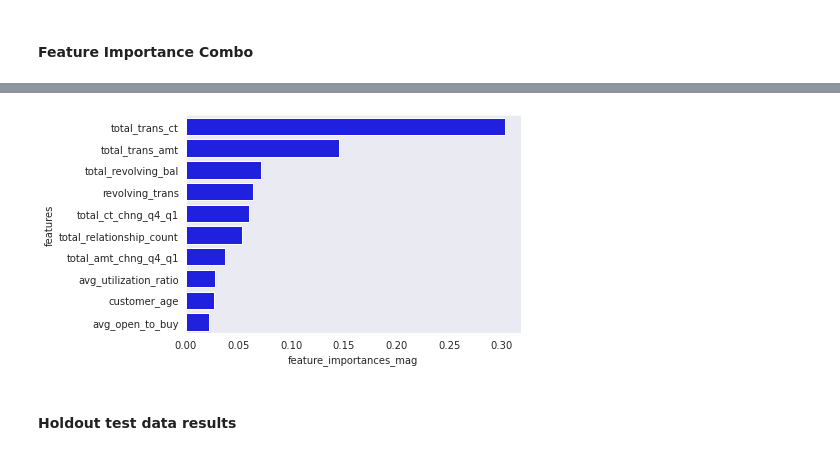
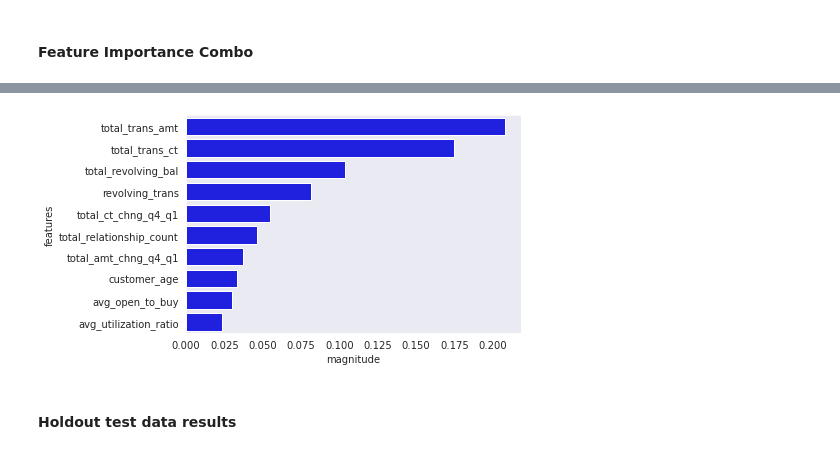
Before and after one commit to MUbarak123-56/bank-churners, a Jupyter notebook: 48-voting-pipeline.ipynb, the cells around one changed output, grey strips where cells are left out. Saved outputs shown, nothing was run; the diff lists cells and outputs as text; code cells hidden in the pictures.

```diff
--- a/48-voting-pipeline.ipynb
+++ b/48-voting-pipeline.ipynb
@@ -420,3 +416,10 @@ array(['x0_College', 'x0_Doctorate', 'x0_Graduate', 'x0_High School',
        'x4_Unknown_Graduate', 'x4_Unknown_High School',
        'x4_Unknown_Post-Graduate', 'x4_Unknown_Uneducated',
        'x4_Unknown_Unknown'], dtype=object)
+# %%
+dc_features = pd.DataFrame({'feat_names':list(model.steps[0][1].transformers_[0][1].get_feature_names()) + num, 'vip': vip})
+
+dc_features = dc_features.assign(magnitude = abs(dc_features['vip']), sign = np.sign(dc_features['vip']))
+
+dc_features = dc_features.set_index('feat_names').sort_values(by='magnitude', ascending=False)
+dc_features.head(10)
@@ -451,12 +449,10 @@ len(vip)
 # %% [output]
 64
 # %%
-#create df with vip info
-xgb_feature_importances_info = pd.DataFrame({'feat_names':list(pipeline.steps[0][1].transformers_[0][1].get_feature_names()) + num, 'vip': vip})
+xgb_features = pd.DataFrame({'feat_names':list(model.steps[0][1].transformers_[0][1].get_feature_names()) + num, 'vip': vip})
 
-#get sign and magnitude information
-xgb_feature_importances_info = xgb_feature_importances_info.assign(feature_importances_mag = abs(xgb_feature_importances_info['vip']),
-                             feature_importances_sign = np.sign(xgb_feature_importances_info['vip']))
-xgb_feature_importances_info = xgb_feature_importances_info.set_index('feat_names').sort_values(by='feature_importances_mag', ascending=False)
-xgb_feature_importances_info.head(10)
+xgb_features = xgb_features.assign(magnitude = abs(xgb_features['vip']), sign = np.sign(xgb_features['vip']))
+
+xgb_features = xgb_features.set_index('feat_names').sort_values(by='magnitude', ascending=False)
+xgb_features.head(10)
 # %% [output]
@@ -475,10 +471,10 @@ xgb_feature_importances_info.head(10)
 # %% [markdown]
 #### Feature Importance Combo
 # %%
-feat_imp = pd.concat([rf_feature_importances_info, dc_feature_importances_info, xgb_feature_importances_info], axis = 0)
+feat_imp = pd.concat([rf_features, dc_features, xgb_features], axis = 0)
 feat_imp["features"] = feat_imp.index
 # %%
-feat_imp = feat_imp.groupby("features", as_index = False)["feature_importances_mag"].mean().sort_values("feature_importances_mag", ascending = False)
+feat_imp = feat_imp.groupby("features", as_index = False)["magnitude"].mean().sort_values("magnitude", ascending = False)
 # %%
 feat_imp.head(10)
 # %% [output]
@@ -496,8 +492,8 @@ feat_imp.head(10)
 # %%
-sns.barplot(y="features", x='feature_importances_mag', color = "blue",
+sns.barplot(y="features", x='magnitude', color = "blue",
             data=feat_imp[:10], orient='h', dodge=False);
 # %% [output]
-[figure, old version]
+[figure, new version]
 # %% [markdown]
 #### Holdout test data results
 # %%
```
Also changed, not shown: parts of 24 cells of this notebook, 8 other files.
